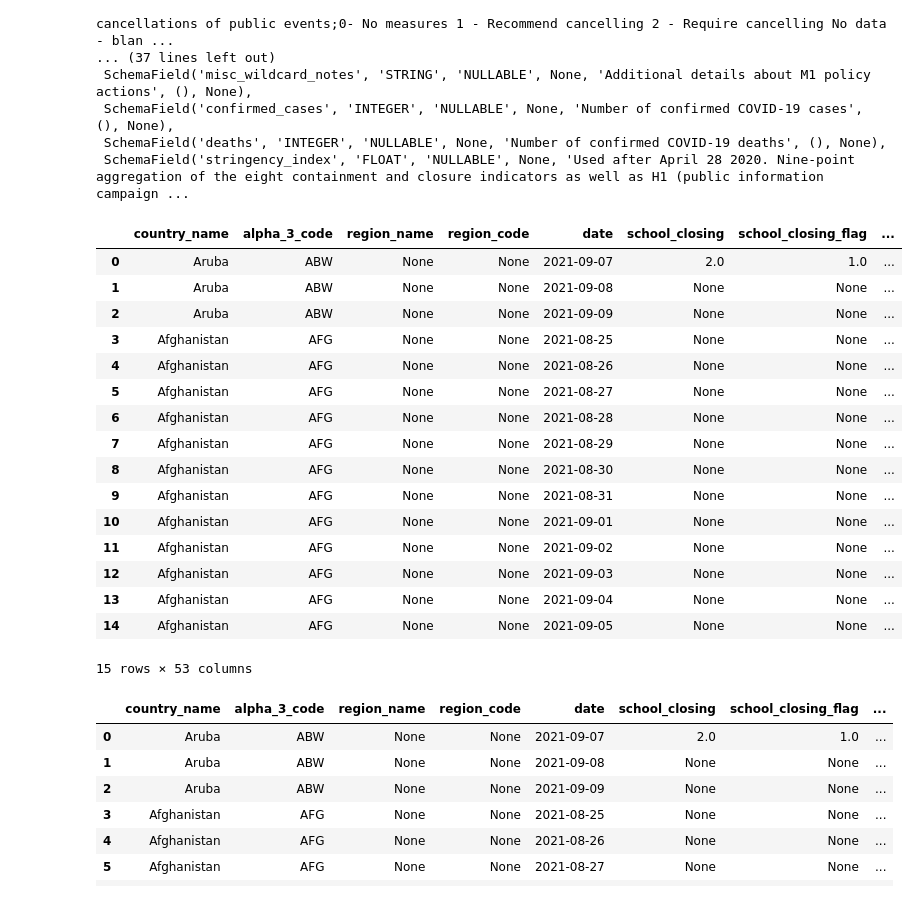
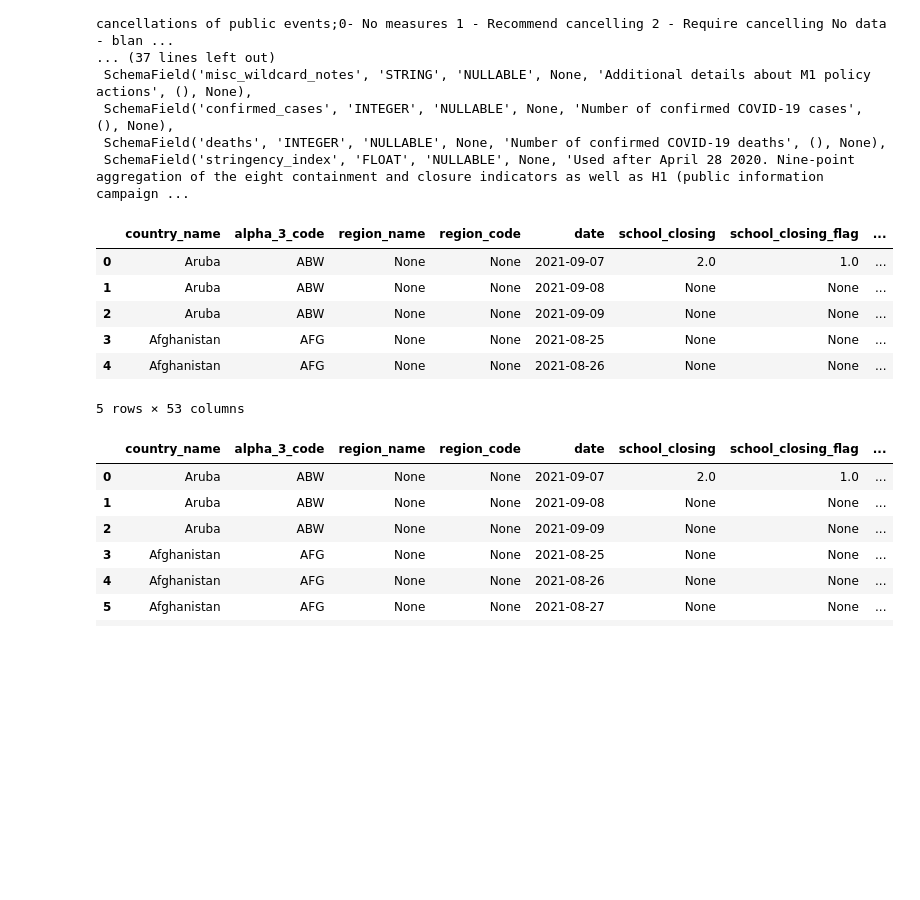
Before and after one commit to gambitius/Mineria-de-Datos, a Jupyter notebook: Solemne_1_Martin_Bastias.ipynb, the cells around one changed output. Cells and saved outputs as stored; diff of their text form; code cells hidden in the pictures; blank space fills up the shorter version.

```diff
--- a/Solemne_1_Martin_Bastias.ipynb
+++ b/Solemne_1_Martin_Bastias.ipynb
@@ -56,25 +56,15 @@ table.schema
  SchemaField('deaths', 'INTEGER', 'NULLABLE', None, 'Number of confirmed COVID-19 deaths', (), None),
  SchemaField('stringency_index', 'FLOAT', 'NULLABLE', None, 'Used after April 28 2020. Nine-point aggregation of the eight containment and closure indicators as well as H1 (public information campaign ...
 # %%
-client.list_rows(table, max_results=15).to_dataframe()
+client.list_rows(table, max_results=5).to_dataframe()
 # %% [output]
 |  | country_name | alpha_3_code | region_name | region_code | date | school_closing | school_closing_flag | ... |
 | 0 | Aruba | ABW | None | None | 2021-09-07 | 2.0 | 1.0 | ... |
 | 1 | Aruba | ABW | None | None | 2021-09-08 | None | None | ... |
 | 2 | Aruba | ABW | None | None | 2021-09-09 | None | None | ... |
 | 3 | Afghanistan | AFG | None | None | 2021-08-25 | None | None | ... |
 | 4 | Afghanistan | AFG | None | None | 2021-08-26 | None | None | ... |
-| 5 | Afghanistan | AFG | None | None | 2021-08-27 | None | None | ... |
-| 6 | Afghanistan | AFG | None | None | 2021-08-28 | None | None | ... |
-| 7 | Afghanistan | AFG | None | None | 2021-08-29 | None | None | ... |
-| 8 | Afghanistan | AFG | None | None | 2021-08-30 | None | None | ... |
-| 9 | Afghanistan | AFG | None | None | 2021-08-31 | None | None | ... |
-| 10 | Afghanistan | AFG | None | None | 2021-09-01 | None | None | ... |
-| 11 | Afghanistan | AFG | None | None | 2021-09-02 | None | None | ... |
-| 12 | Afghanistan | AFG | None | None | 2021-09-03 | None | None | ... |
-| 13 | Afghanistan | AFG | None | None | 2021-09-04 | None | None | ... |
-| 14 | Afghanistan | AFG | None | None | 2021-09-05 | None | None | ... |
-15 rows × 53 columns
+5 rows × 53 columns
 # %%
 client.list_rows(table, selected_fields=table.schema[:25], max_results=10).to_dataframe()
 # %% [output]
```
Also changed, not shown: parts of 8 cells of this notebook.
